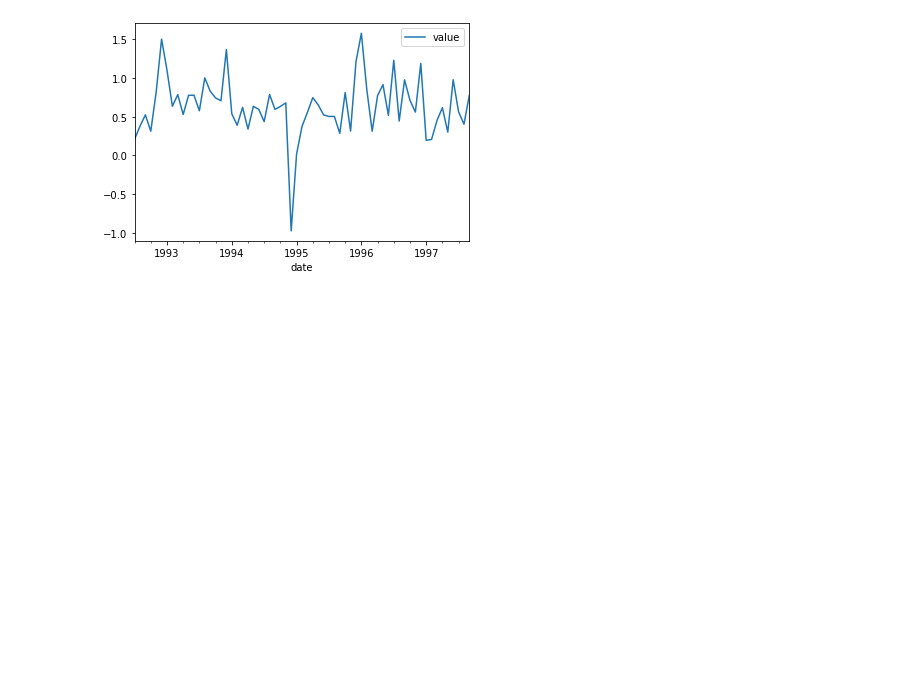
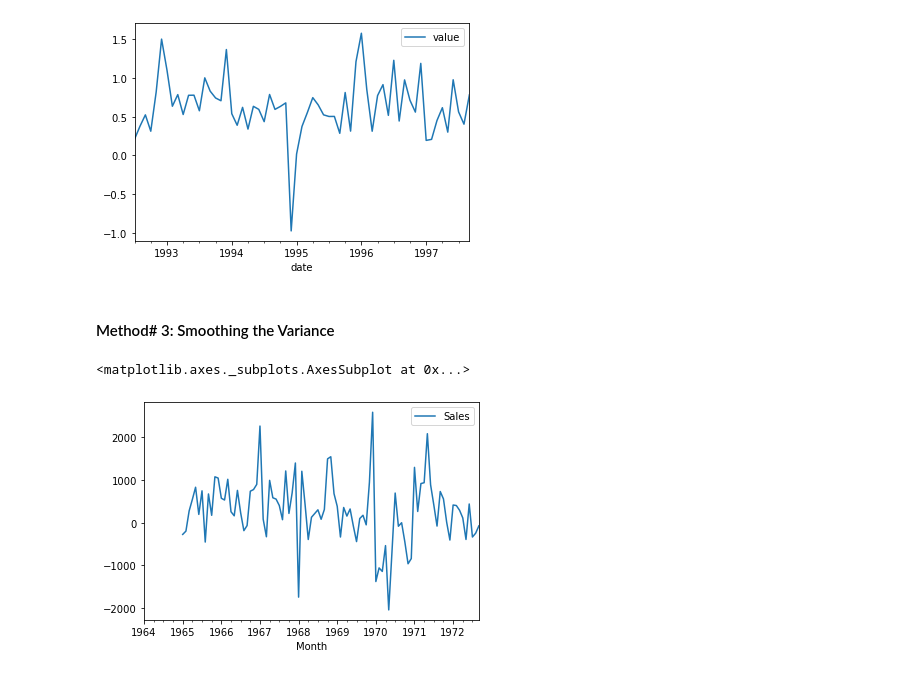
Before and after one commit to dileepsathyan/100daysofcode, a Jupyter notebook: day_50.ipynb, the cells around one changed output. Drawn from its saved outputs; the diff is of its cells as text; code cells hidden in the pictures; blank space fills up the shorter version.

```diff
--- a/day_50.ipynb
+++ b/day_50.ipynb
@@ -131,3 +131,15 @@ sales1.plot()
 # %% [output]
 <matplotlib.axes._subplots.AxesSubplot at 0x...>
 [figure]
+# %% [markdown]
+#### Method# 3: Smoothing the Variance
+# %%
+# Import the dataset and make it Variance varying series
+
+df = pd.read_csv('/Users/dileepsathyan/Documents/GitHub/datasets/monthly_champagne_sales.csv', parse_dates=['Month'])
+df = df.set_index('Month')
+df = df.diff(periods=12)
+df.plot()
+# %% [output]
+<matplotlib.axes._subplots.AxesSubplot at 0x...>
+[figure, added]
```
